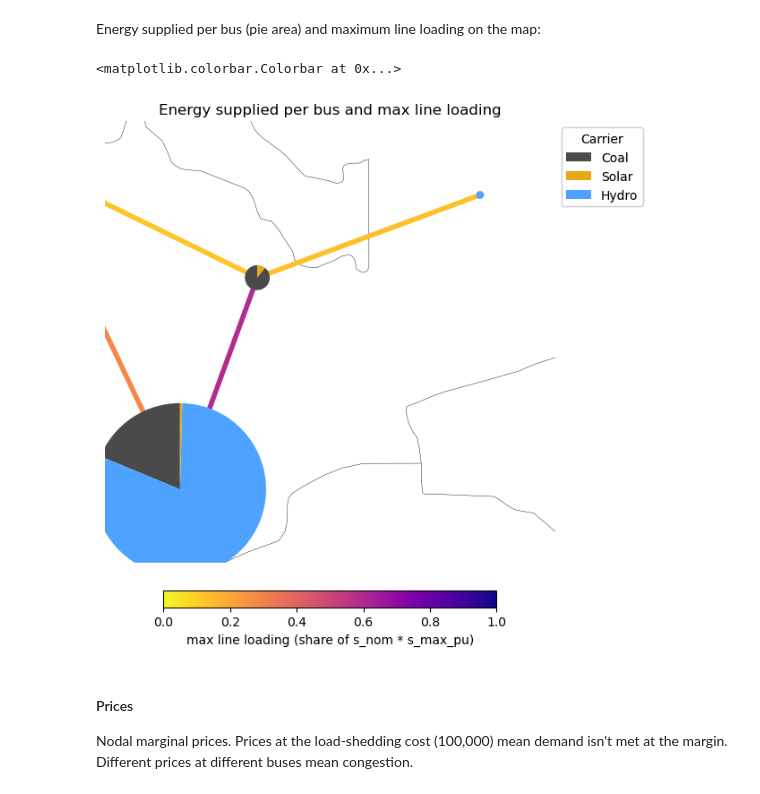
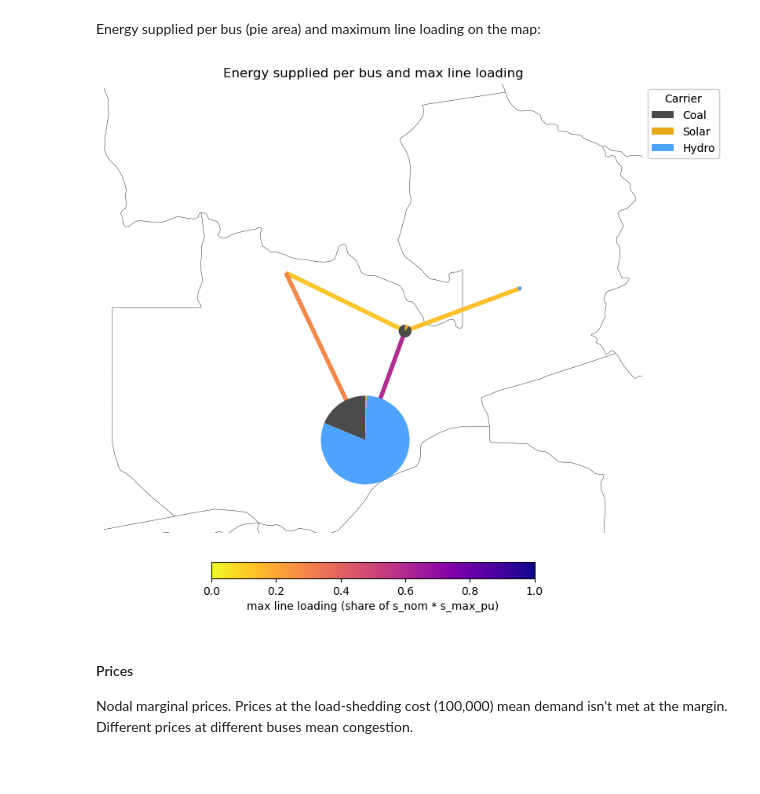
Before and after one commit to open-energy-transition/zambia-dev-notebooks, a Jupyter notebook: operational studies/minimal_model.ipynb, the cells around one changed output. Drawn from its saved outputs; the diff is of its cells as text; code cells hidden in the pictures.

```diff
--- a/operational studies/minimal_model.ipynb
+++ b/operational studies/minimal_model.ipynb
@@ -462,36 +462,35 @@ collections = n.plot(
     ax=ax,
     bus_sizes=supply_by_bus / supply_by_bus.sum(),
     line_colors=loading.max(),
     line_cmap="plasma_r",
     line_norm=plt.Normalize(0, 1),
     line_widths=4,
     margin=0.25,
     title="Energy supplied per bus and max line loading",
 )
 
 carriers = supply_by_bus.index.unique("carrier")
 add_legend_patches(
     ax,
     n.carriers.color[carriers],
     n.carriers.nice_name[carriers],
     legend_kw={"loc": "upper left", "bbox_to_anchor": (1, 1), "title": "Carrier"},
 )
 plt.colorbar(
     collections[1],
     ax=ax,
     orientation="horizontal",
     shrink=0.6,
     pad=0.05,
     label="max line loading (share of s_nom * s_max_pu)",
 )
 ax.set_extent(
-    [21.8, 33.8, -18.0, -8.0],
+    SPATIAL_BOUNDS,
     crs=ccrs.PlateCarree(),
 )
 plt.tight_layout()
 # %% [output]
-<matplotlib.colorbar.Colorbar at 0x...>
-[figure, old version]
+[figure, new version]
 # %% [markdown]
 #### Prices
 
```
Also changed, not shown: parts of 4 cells of this notebook.
